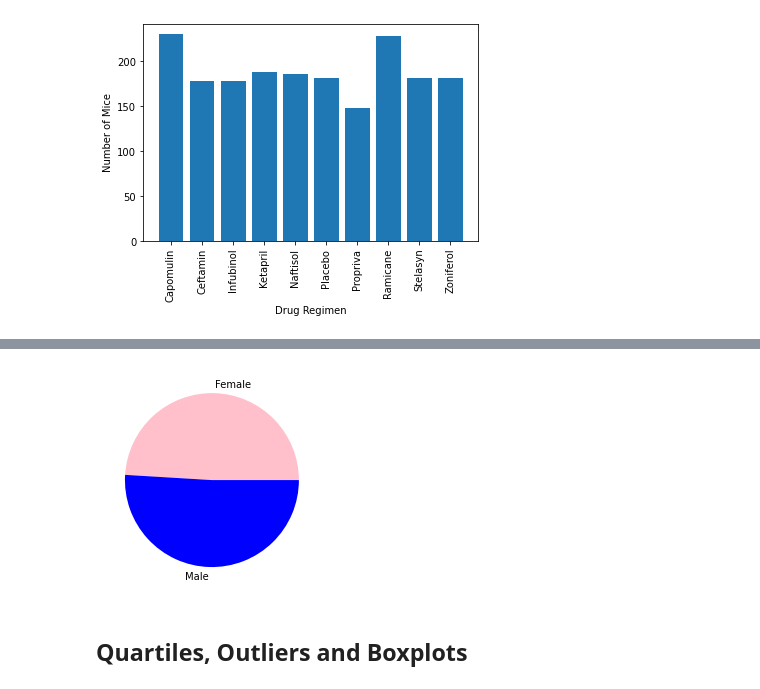
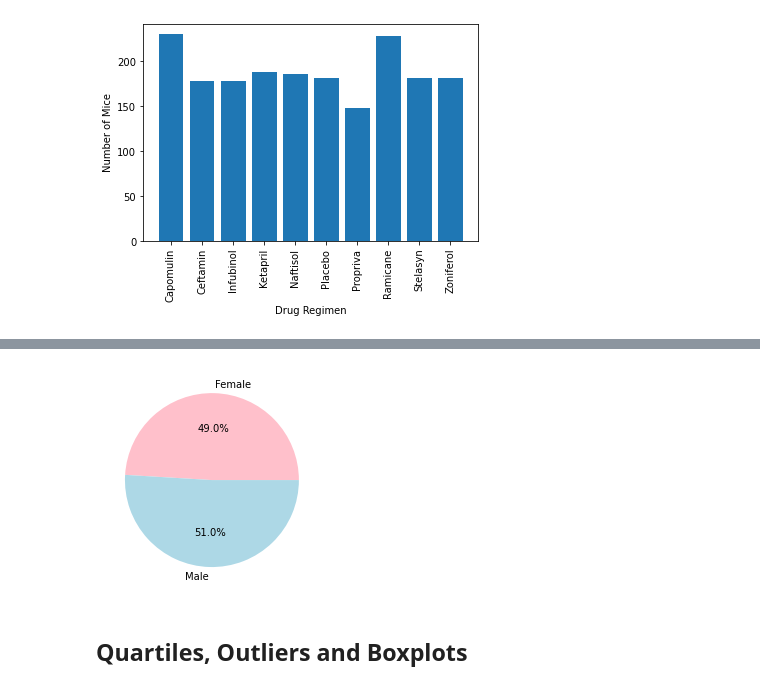
Before and after one commit to adamholcomb/Matplotlib-Medical-Analysis, a Jupyter notebook: pymaceuticals.ipynb, the cells around one changed output, grey strips where cells are left out. Saved outputs shown, nothing was run; the diff lists cells and outputs as text; code cells hidden in the pictures.

```diff
--- a/pymaceuticals.ipynb
+++ b/pymaceuticals.ipynb
@@ -165,10 +175,10 @@ plt.show()
 # %%
-# Generate a pie plot showing the distribution of female versus male mice using pandas
+# Generate a pie plot showing the distribution of female versus male mice using pyplot
 mice_gender = (clean_data.groupby("Sex").count())["Mouse ID"]
 
 labels = mice_gender.index
-colors = ["pink","blue"]
+colors = ["pink","lightblue"]
 plt.pie(mice_gender,labels=labels,colors=colors,autopct="%1.1f%%")
 plt.show()
 # %% [output]
-[figure, old version]
+[figure, new version]
```
Also changed, not shown: parts of 2 cells of this notebook.
